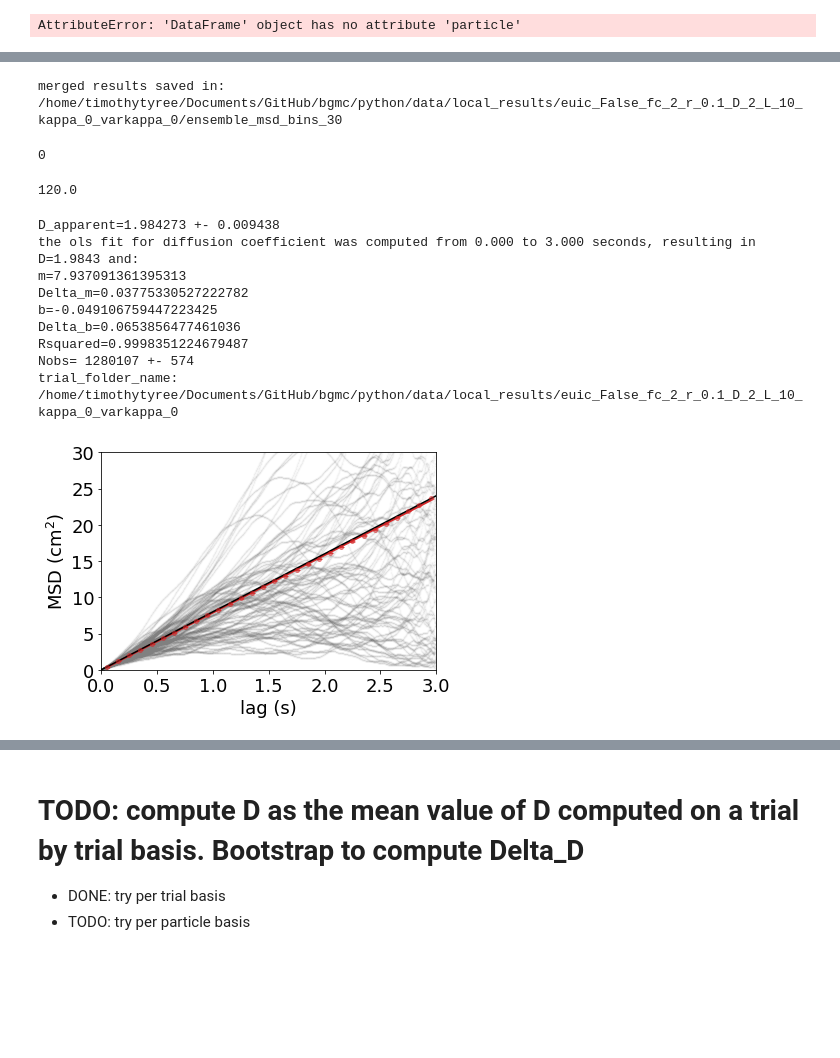
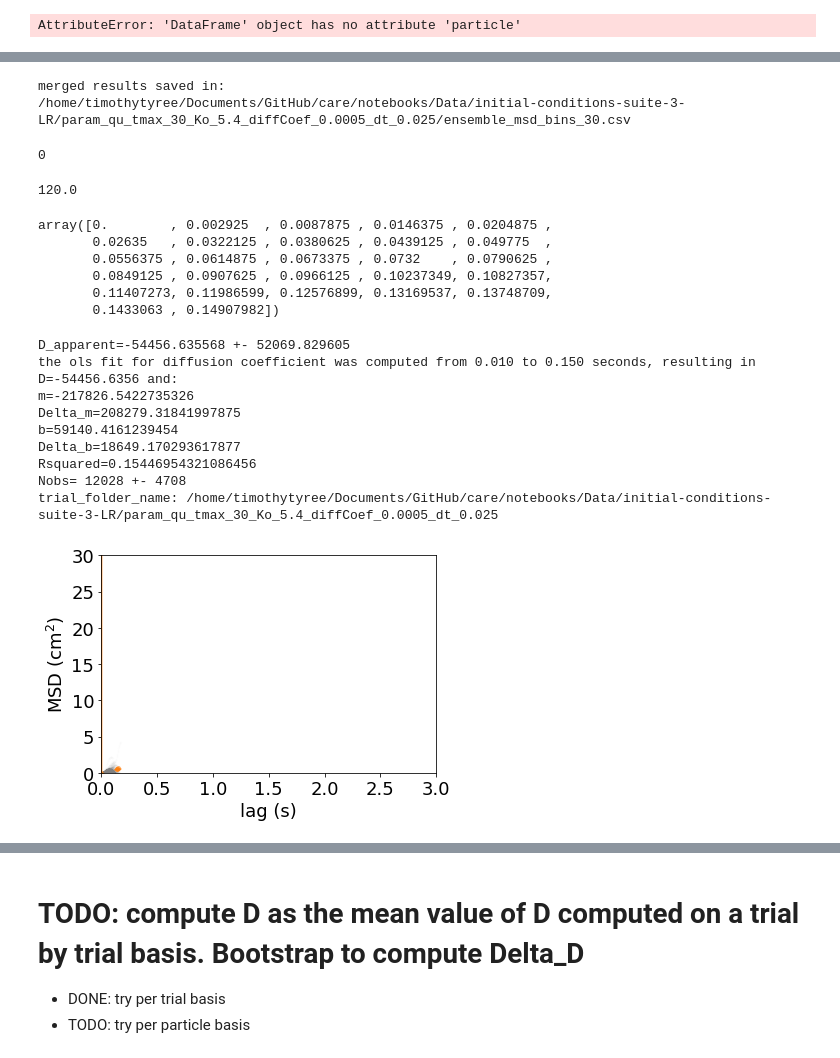
Before and after one commit to timtyree/care, a Jupyter notebook: notebooks/Processing a Folder of Tip Logs.ipynb, the cells around one changed output, grey strips where cells are left out. Drawn from its saved outputs; the diff is of its cells as text; code cells hidden in the pictures; blank space fills up the shorter version.

Commit message:
dev measurement of diffusion coefficients and attractive force magnitudes

```diff
--- a/notebooks/Processing a Folder of Tip Logs.ipynb
+++ b/notebooks/Processing a Folder of Tip Logs.ipynb
@@ -268,7 +342,3 @@ run time for computing features of annihilation events was 49.75 seconds.
 # %%
 list_of_files=retval
 list_of_files=[fn for fn in list_of_files if type(fn)==type(str()) and fn.find('Warning:')==-1]
-# %%
-fn=retval[0]
-type(fn)==type(str())
-fn
@@ -446,7 +564,15 @@ Head of test df_msd:
 # %%
-trial_folder_name=os.path.dirname(os.path.dirname(input_fn))
+#get all files and select number of cores to use
 npartitions=os.cpu_count()
-input_fn_lst=get_log_files(trial_folder_name, extension='/Log/', trgt='log.csv')
-# input_fn_lst=get_log_files(trial_folder_name, extension='', trgt='.csv')
+npartitions=10
+
+# #particle model from log (wrapped)
+# trial_folder_name=os.path.dirname(os.path.dirname(input_fn))
+# input_fn_lst=get_log_files(trial_folder_name, extension='/Log/', trgt='log.csv')
+# # input_fn_lst=get_log_files(trial_folder_name, extension='', trgt='.csv')
+
+#full model from unwrapped trajectory
+input_fn_lst=get_all_files_matching_pattern(file=input_fn,trgt='_unwrap.csv')
+
 print(f"We're about to use {npartitions} cores to obliterate {len(input_fn_lst)} trajectory files from {trial_folder_name}")
 # %% [output]
@@ -530,26 +654,35 @@ df_emsd.head()
 # %%
 #save ensemble msd
 #merge all csv files into one big-ol' csv file
-file_out=os.path.join(os.path.dirname(os.path.dirname(list_of_files[0])),f'ensemble_msd_bins_{bins}')
+file_out=os.path.join(os.path.dirname(os.path.dirname(list_of_files[0])),f'ensemble_msd_bins_{bins}.csv')
 df_emsd.to_csv(file_out,index=False)
 print('merged results saved in:')
 print(file_out)
 beep(10)
 # %% [output]
 merged results saved in:
-/home/timothytyree/Documents/GitHub/bgmc/python/data/local_results/euic_False_fc_2_r_0.1_D_2_L_10_kappa_0_varkappa_0/ensemble_msd_bins_30
+/home/timothytyree/Documents/GitHub/care/notebooks/Data/initial-conditions-suite-3-LR/param_qu_tmax_30_Ko_5.4_diffCoef_0.0005_dt_0.025/ensemble_msd_bins_30.csv
 0
 # %%
 list_of_files[0]
 3000/25
 # %% [output]
 120.0
+# %%
+np.concatenate(([0],x_values))
+# %% [output]
+array([0.        , 0.002925  , 0.0087875 , 0.0146375 , 0.0204875 ,
+       0.02635   , 0.0322125 , 0.0380625 , 0.0439125 , 0.049775  ,
+       0.0556375 , 0.0614875 , 0.0673375 , 0.0732    , 0.0790625 ,
+       0.0849125 , 0.0907625 , 0.0966125 , 0.10237349, 0.10827357,
+       0.11407273, 0.11986599, 0.12576899, 0.13169537, 0.13748709,
+       0.1433063 , 0.14907982])
 # %%
 #compute the linear fit of bootstrapped msd
 df=df_emsd
 xscale=0.001 #seconds per ms
-xmin=0. #ms
-xmax=3000 #ms
+xmin=10. #ms
+xmax=150 #ms
 xmin*=xscale
 xmax*=xscale
 x_values=df['lagt'].values*xscale
@@ -562,6 +695,11 @@ counts=df['counts'].values
 boo=(x_values>xmin)&(x_values<xmax)
 x=x_values[boo]
 y=y_values[boo]
+#fix zero
+def fix_zero(x):
+    return np.concatenate(([0],x))
+x=fix_zero(x)
+y=fix_zero(y)
 dict_force_fit=compute_95CI_ols(x,y)
 y_hat_values=dict_force_fit['b']+dict_force_fit['m']*x_values
 
@@ -576,12 +714,12 @@ print_dict(dict_force_fit)
 print(f"Nobs= {np.mean(counts):.0f} +- {np.std(counts):.0f}")
 print(f"trial_folder_name: {trial_folder_name}")
 # %% [output]
-D_apparent=1.984273 +- 0.009438
-the ols fit for diffusion coefficient was computed from 0.000 to 3.000 seconds, resulting in D=1.9843 and:
-m=7.937091361395313
-Delta_m=0.03775330527222782
-b=-0.049106759447223425
-Delta_b=0.0653856477461036
-Rsquared=0.9998351224679487
-Nobs= 1280107 +- 574
-trial_folder_name: /home/timothytyree/Documents/GitHub/bgmc/python/data/local_results/euic_False_fc_2_r_0.1_D_2_L_10_kappa_0_varkappa_0
+D_apparent=-54456.635568 +- 52069.829605
+the ols fit for diffusion coefficient was computed from 0.010 to 0.150 seconds, resulting in D=-54456.6356 and:
+m=-217826.5422735326
+Delta_m=208279.31841997875
+b=59140.4161239454
+Delta_b=18649.170293617877
+Rsquared=0.15446954321086456
+Nobs= 12028 +- 4708
+trial_folder_name: /home/timothytyree/Documents/GitHub/care/notebooks/Data/initial-conditions-suite-3-LR/param_qu_tmax_30_Ko_5.4_diffCoef_0.0005_dt_0.025
@@ -588,22 +736,25 @@ trial_folder_name: /home/timothytyree/Documents/GitHub/bgmc/python/data/local_re
+# %%
+c='C1'
 # %%
 ylim=30
 #plot mean radial velocities
 fig, ax = plt.subplots(ncols=1, figsize=(6, 4))
 
-lagt_values=df_in['lagt'].values[:1000000:10]
-msd_values=df_in['msd'].values[:1000000:10]
-ax.scatter(lagt_values*xscale,msd_values,alpha=0.03,color='gray',s=1)#,alpha=1,color='k')
-PlotMeanSquaredDisplacements(ax, x_values, y_values, y_err_values, y_hat_values,c='C3')
+lagt_values=df_in['lagt'].values[:10000000:100]
+msd_values=df_in['msd'].values[:10000000:100]
+ax.scatter(lagt_values*xscale,msd_values,alpha=0.008,color='gray',s=1)#,alpha=1,color='k')
+PlotMeanSquaredDisplacements(ax, fix_zero(x_values), fix_zero(y_values), fix_zero(y_err_values), fix_zero(y_hat_values),c=c)
 
-xval=(x_values-np.min(x_values))*2
-ax.plot(xval,xval*8,'k-')
+# # plot a known value
+# xval=(x_values-np.min(x_values))*2
+# ax.plot(xval,xval*8,'k-')
 
 ax.set_xlim([0,3])
 ax.set_ylim([0,ylim])
 ax.set_xlabel('lag (s)')
 plt.show()
 # %% [output]
-[figure, old version]
+[figure, new version]
 # %%
 ylim=70
 #plot mean radial velocities
```
Also changed, not shown: parts of 57 cells of this notebook, 18 other files.
